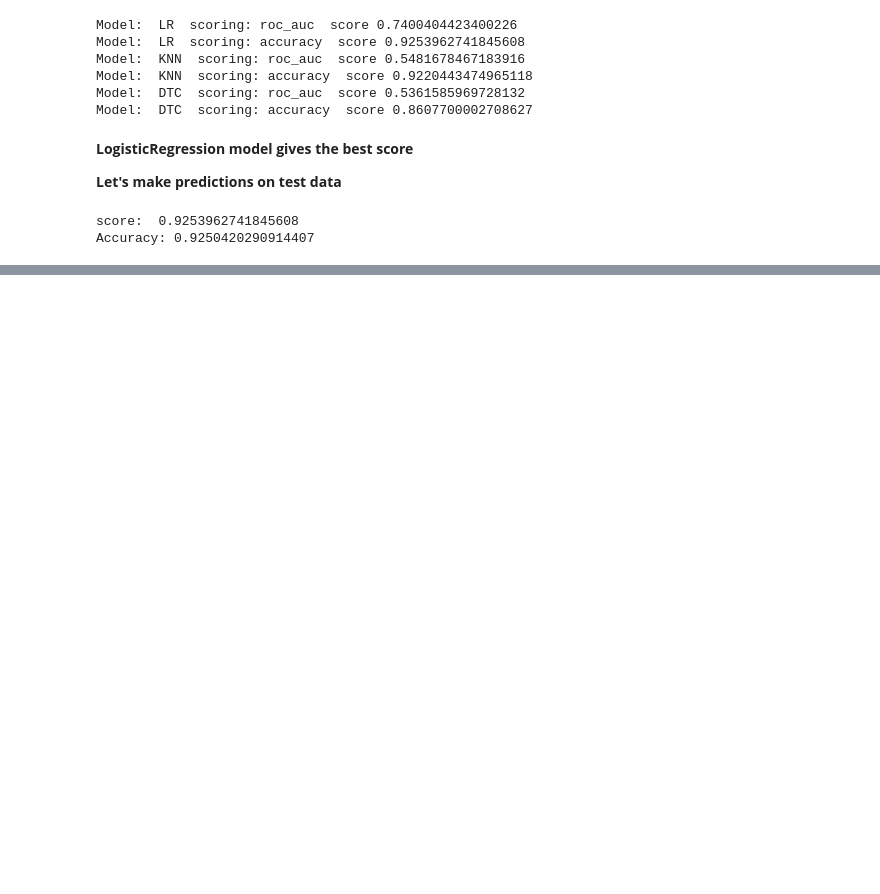
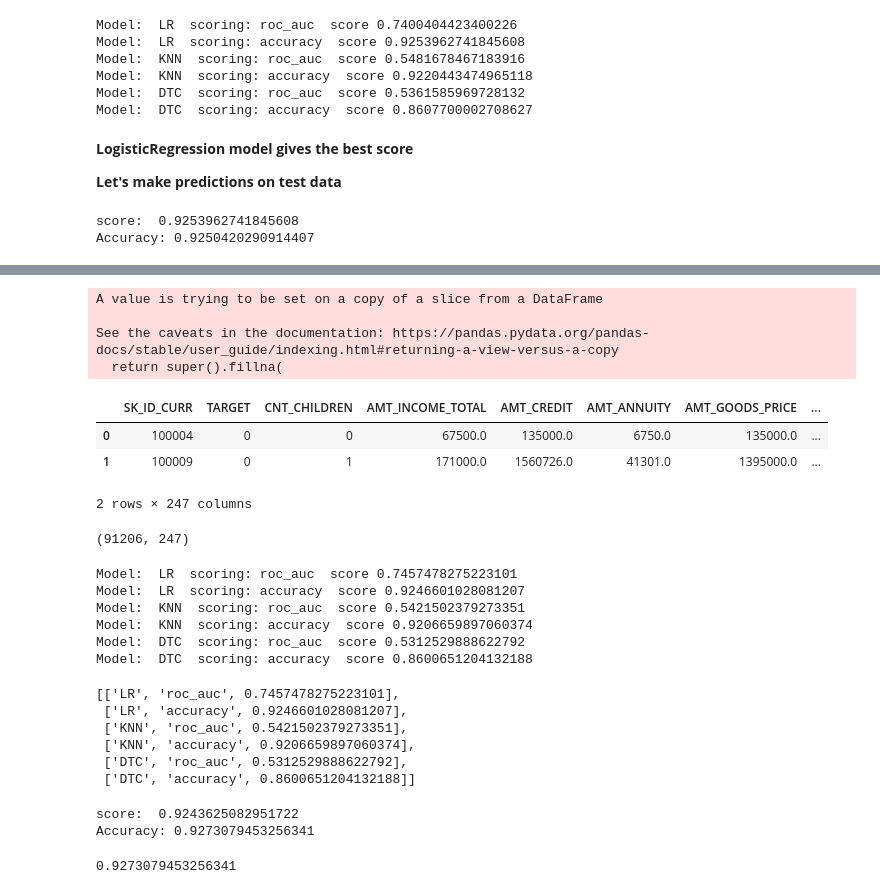
Before and after one commit to kelhoussaini/Home-Credit-Prediction, a Jupyter notebook: notebooks/build_Modeling_and_Encoder_classes.ipynb, the cells around one changed output, grey strips where cells are left out. Saved outputs shown, nothing was run; the diff lists cells and outputs as text; code cells hidden in the pictures; blank space fills up the shorter version.

```diff
--- a/notebooks/build_Modeling_and_Encoder_classes.ipynb
+++ b/notebooks/build_Modeling_and_Encoder_classes.ipynb
@@ -318,12 +341,0 @@ class Encoder():
-# %%
-
-class Modeling:
-
-    def __init__(self):
-
-        path_dir = (os.path.dirname(os.getcwd()))
-        sys.path.append(path_dir)
-        # Assign an attribute ".data" to all new instances of Preparation
-        self.data = Cleaning().remove_entries() # good practice to be sure not to modify your `data` variable
-        self.catcols = Preparation().get_catcols()
-        self.numcols = Preparation().get_numcols()
@@ -329,0 +438,42 @@ class Modeling:
+# %%
+ml = Modeling()
+# %% [output]
+A value is trying to be set on a copy of a slice from a DataFrame
+
+See the caveats in the documentation: https://pandas.pydata.org/pandas-docs/stable/user_guide/indexing.html#returning-a-view-versus-a-copy
+  return super().fillna(
+# %%
+ml.data.head(2)
+# %% [output]
+|  | SK_ID_CURR | TARGET | CNT_CHILDREN | AMT_INCOME_TOTAL | AMT_CREDIT | AMT_ANNUITY | AMT_GOODS_PRICE | ... |
+| 0 | 100004 | 0 | 0 | 67500.0 | 135000.0 | 6750.0 | 135000.0 | ... |
+| 1 | 100009 | 0 | 1 | 171000.0 | 1560726.0 | 41301.0 | 1395000.0 | ... |
+2 rows × 247 columns
+# %%
+ml.data.shape
+# %% [output]
+(91206, 247)
+# %%
+dic = ml.execute()
+# %% [output]
+Model:  LR  scoring: roc_auc  score 0.7457478275223101
+Model:  LR  scoring: accuracy  score 0.9246601028081207
+Model:  KNN  scoring: roc_auc  score 0.5421502379273351
+Model:  KNN  scoring: accuracy  score 0.9206659897060374
+Model:  DTC  scoring: roc_auc  score 0.5312529888622792
+Model:  DTC  scoring: accuracy  score 0.8600651204132188
+# %%
+dic['Results']
+# %% [output]
+[['LR', 'roc_auc', 0.7457478275223101],
+ ['LR', 'accuracy', 0.9246601028081207],
+ ['KNN', 'roc_auc', 0.5421502379273351],
+ ['KNN', 'accuracy', 0.9206659897060374],
+ ['DTC', 'roc_auc', 0.5312529888622792],
+ ['DTC', 'accuracy', 0.8600651204132188]]
+# %%
+ml.predict(best_model = LogisticRegression(max_iter=1000), best_scoring='accuracy')
+# %% [output]
+score:  0.9243625082951722
+Accuracy: 0.9273079453256341
+0.9273079453256341
```
Also changed, not shown: parts of 13 cells of this notebook.
